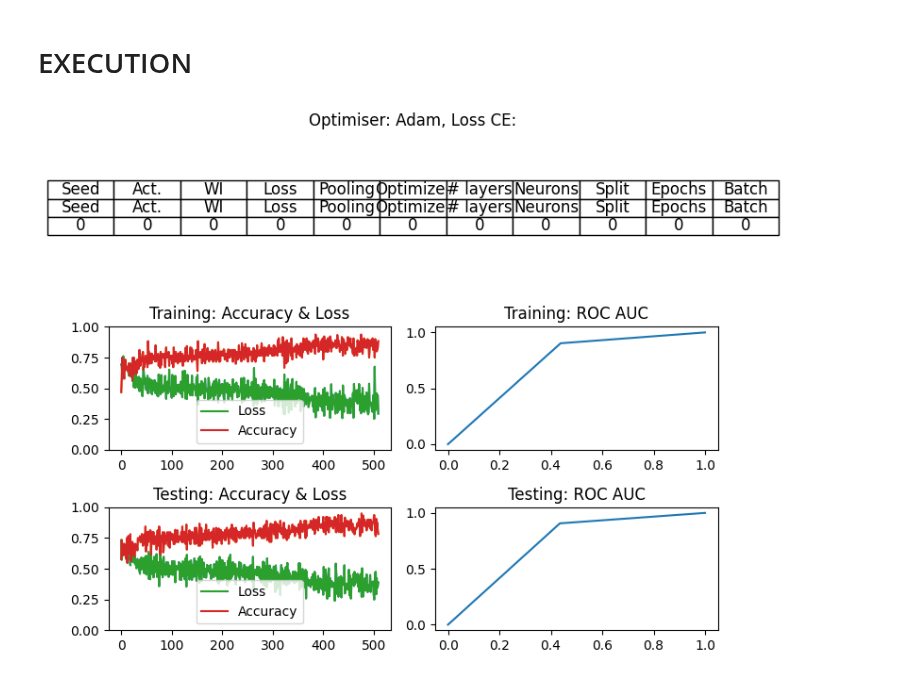
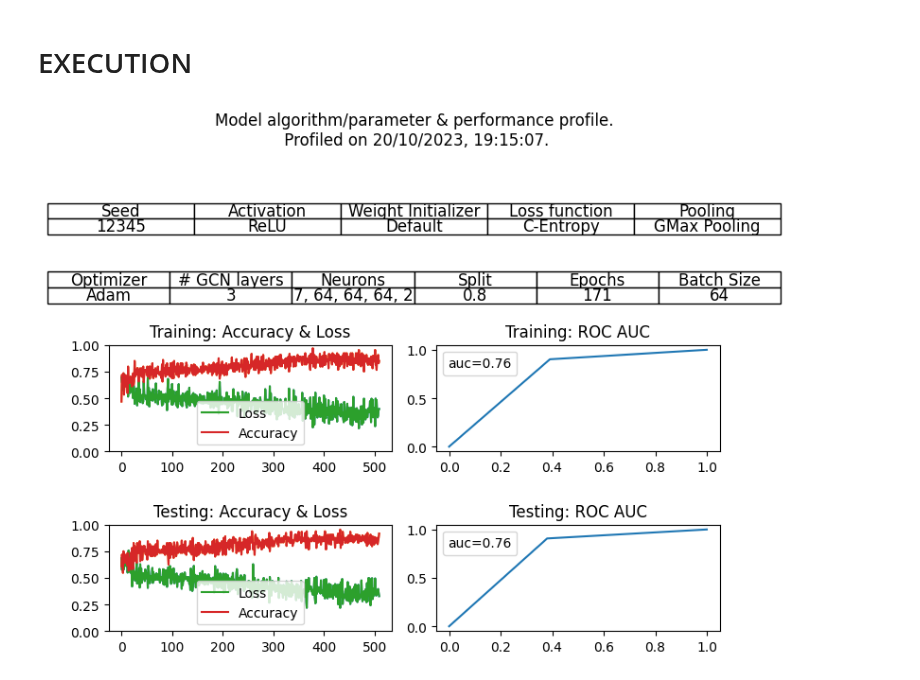
Before and after one commit to Theis-Mathiassen/NeuralGraphs, a Jupyter notebook: Fiddle/mutagtest.ipynb, the cells around one changed output. Saved outputs shown, nothing was run; the diff lists cells and outputs as text; code cells hidden in the pictures.

Commit message:
matplotlib tomcookery. might (will) need cleanup later.

```diff
--- a/Fiddle/mutagtest.ipynb
+++ b/Fiddle/mutagtest.ipynb
@@ -148,7 +146,9 @@ def plotROCAUC(labels, scores, title, ax):
     fpr, tpr, _ = metrics.roc_curve(labels,  scores)
     auc = metrics.roc_auc_score(labels, scores)
     ax.set_title(title)
-    ax.plot(fpr,tpr,label="auc="+str(auc))
+    ax.plot(fpr,tpr)
+    ax.legend(["auc="+str(round(auc, 2))], handlelength=0, handletextpad=0)
+
 
 
     #RocCurveDisplay.from_predictions(labels, scores)
@@ -167,6 +167,7 @@ def plotAccuracy(losses, accuracies, title, ax):
     ax.plot(accuracies, label="Accuracy")
     ax.legend(loc="lower center")
 
+
     #plt.show()
 # %% [markdown]
 # TRAINING AND TEST FUNCTIONS
@@ -235,6 +236,10 @@ import matplotlib.pyplot as plt
 import numpy as np
 from tqdm import trange
 import matplotlib.gridspec as gridspec
+import matplotlib.patches as patches
+from datetime import datetime
+
+
 
 
 for epoch in (t := trange(1, EPOCHS)):
@@ -262,30 +267,43 @@ gs = gridspec.GridSpec(3, 2)
 #gs = gridspec.GridSpec(3, 2)
 
 ax1 = plt.subplot(gs[0, :])
-data = [
-    ["Seed", "Activation", "Weight Initializer", "Loss function", "Pooling", "Optimizer", "# layers", "Neurons", "Split", "Epochs", "Batch"],
-    ["0"] * 11  # Add a row with zeros
+
+#table_data = [
+#    ["Seed", "Activation", "Weight Initializer", "Loss function", "Pooling", "Optimizer", "# layers", "Neurons", "Split", "Epochs", "Batch"],
+#    ["1", "ReLU", "He Normal", "MSE", "Max Pooling", "Adam", "3", "128", "0.8", "100", "32"],
+#]
+
+
+table_data = [
+    ["Seed", "Activation", "Weight Initializer", "Loss function", "Pooling", "Optimizer", "# GCN layers", "Neurons", "Split", "Epochs", "Batch Size"],
+    [str(MANUAL_SEED), "ReLU", "Default", "C-Entropy", "GMax Pooling", "Adam", "3", "7, 64, 64, 64, 2", str(round(DATASPLIT/188, 2)), str(EPOCHS), "64"],
 ]
 
-columns = data[0]
+table_data_1 = [table_data[0][:len(table_data[0]) // 2], table_data[1][:len(table_data[1]) // 2]]
+table_data_2 = [table_data[0][len(table_data[0]) // 2:], table_data[1][len(table_data[1]) // 2:]]
 
-# Create a table
-ax1.table = plt.table(cellText=data, colLabels=columns, cellLoc='left', loc='center', cellLoc='center')
+# Create the first table in the top subplot (upper section)
+table_1 = ax1.table(cellText=table_data_1, cellLoc='center', loc='center')
+table_1.auto_set_font_size(False)
+table_1.set_fontsize(12)
+table_1.scale(1.2, 1.2)
 
-# Adjust cell text alignment to wrap
-for key, cell in ax1.table._cells.items():
-    cell._text.set_text(cell.get_text().wrap(10))  # Adjust the value as needed to control text wrap length
+# Create the second table in the top subplot (lower section)
+table_2 = ax1.table(cellText=table_data_2, cellLoc='center', loc='bottom')
+table_2.auto_set_font_size(False)
+table_2.set_fontsize(12)
+table_2.scale(1.2, 1.2)
 
-# Adjust the appearance of the table
-ax1.table.auto_set_font_size(False)
-ax1.table.set_fontsize(12)
-ax1.table.scale(1.2, 1.2)  # Adjust the size of the table
+
 
 # Hide axis and display the table
-ax1 = plt.gca()
+#ax1 = plt.gca()
 ax1.axis('off')
 
-plt.show()
+#divider_y = -1.1  # Adjust the y-coordinate as needed
+#ax1.axhline(divider_y, color='black')
+
+
 
 
 # Plot for train
@@ -293,32 +311,34 @@ if(plot_training):
     if(plot_accuracy):
         #ax00 = ax[0, 0]
         ax00 = plt.subplot(gs[1, 0])
 
         plotAccuracy(train_losses, train_accuracies, "Training: Accuracy & Loss", ax00)
 
     if(plot_rocauc):
         #ax10 = ax[0, 1]
         ax10 = plt.subplot(gs[1, 1])
 
         plotROCAUC(train_labels, train_scores, "Training: ROC AUC", ax10)
 
 # Plot for test
 if(plot_testing):
     if(plot_accuracy):
         #ax01 = ax[1, 0]
         ax01 = plt.subplot(gs[2, 0])
         plotAccuracy(test_losses, test_accuracies, "Testing: Accuracy & Loss", ax01)
 
     if(plot_rocauc):
         #ax11 = ax[1, 1]
         ax11 = plt.subplot(gs[2, 1])
 
         plotROCAUC(test_labels, test_scores, "Testing: ROC AUC" ,ax11)
 
-title = "Optimiser: {}, Loss {}:".format("Adam", "CE")
+now = datetime.now()
+
+title = "Model algorithm/parameter & performance profile. Profiled on {}.".format(now.strftime("%d/%m/%Y, %H:%M:%S"))
 
 fig.suptitle(title, fontsize=12, wrap=True)
 
 plt.tight_layout()
 # %% [output]
-[figure, old version]
+[figure, new version]
```
Also changed, not shown: parts of 2 cells of this notebook.
